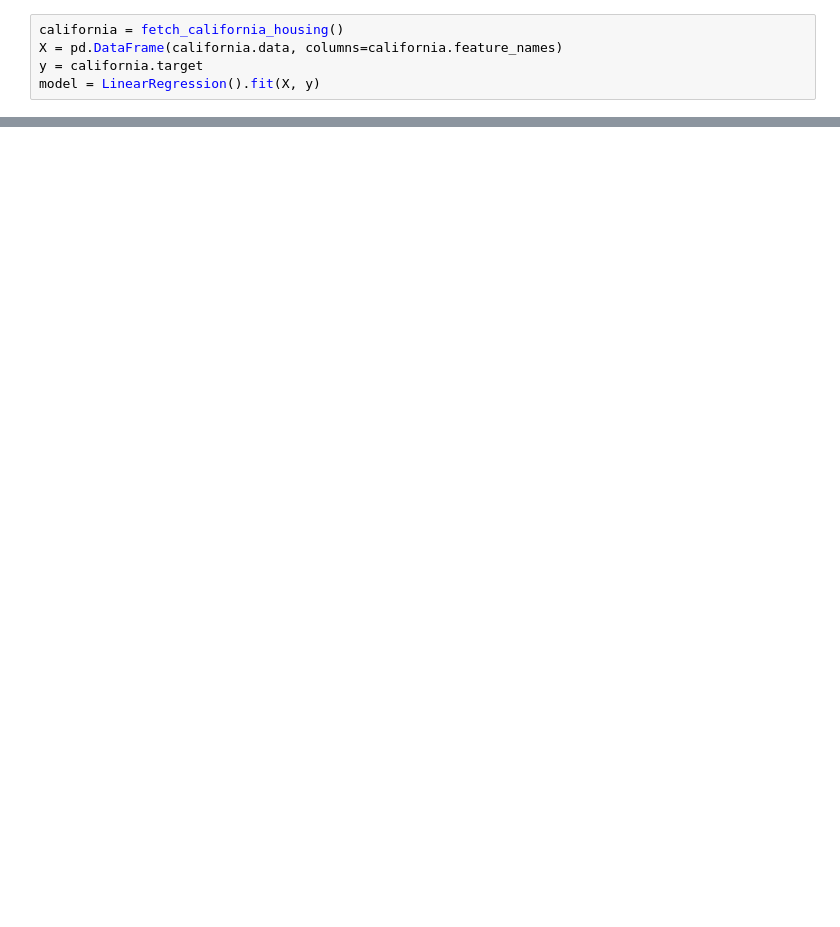
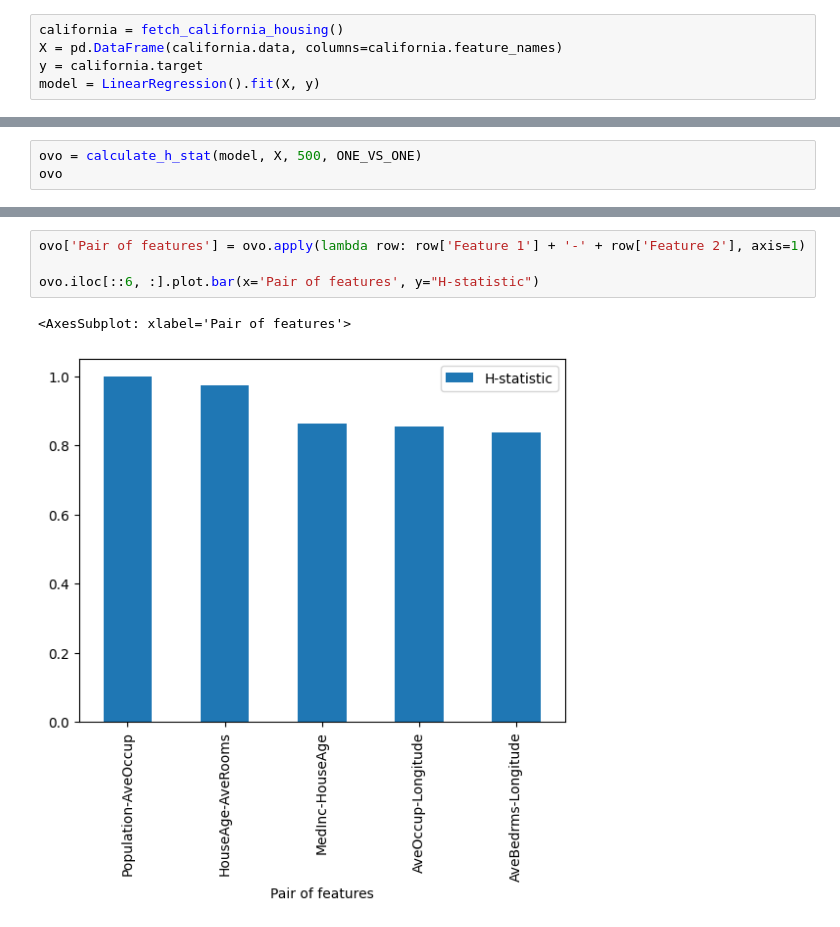
Before and after one commit to pyartemis/artemis, a Jupyter notebook: experiments/h_statistic_experiments.ipynb, the cells around one changed output, grey strips where cells are left out. Saved outputs shown, nothing was run; the diff lists cells and outputs as text; blank space fills up the shorter version.

```diff
--- a/experiments/h_statistic_experiments.ipynb
+++ b/experiments/h_statistic_experiments.ipynb
@@ -36,0 +30,3 @@ h_stat_long_vs_all
+# %%
+ovo = calculate_h_stat(model, X, 500, ONE_VS_ONE)
+ovo
@@ -36,0 +51,7 @@ h_stat_long_vs_all
+# %%
+ovo['Pair of features'] = ovo.apply(lambda row: row['Feature 1'] + '-' + row['Feature 2'], axis=1)
+
+ovo.iloc[::6, :].plot.bar(x='Pair of features', y="H-statistic")
+# %% [output]
+<AxesSubplot: xlabel='Pair of features'>
+[figure, added]
```
Also changed, not shown: parts of 10 cells of this notebook, 4 other files.
